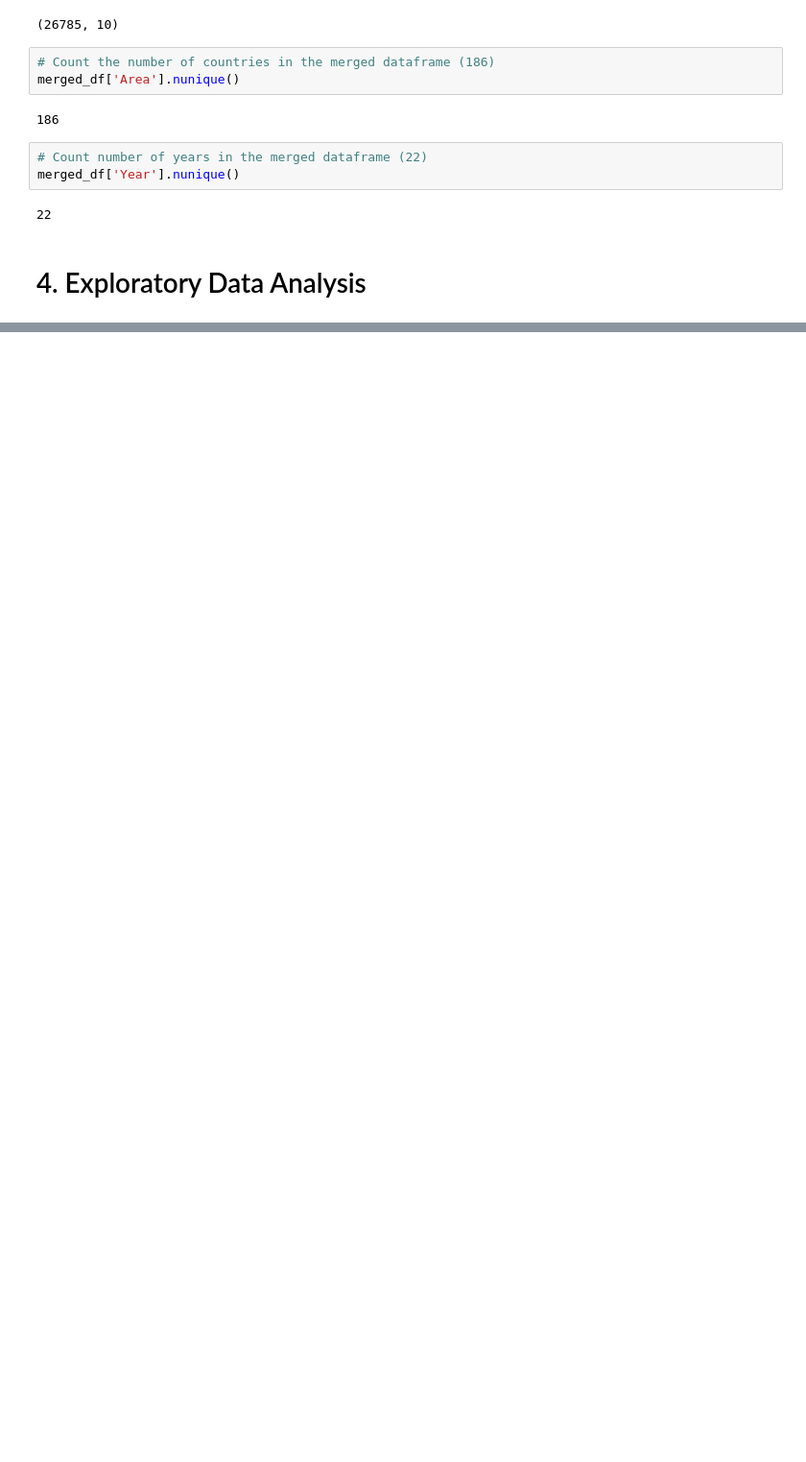
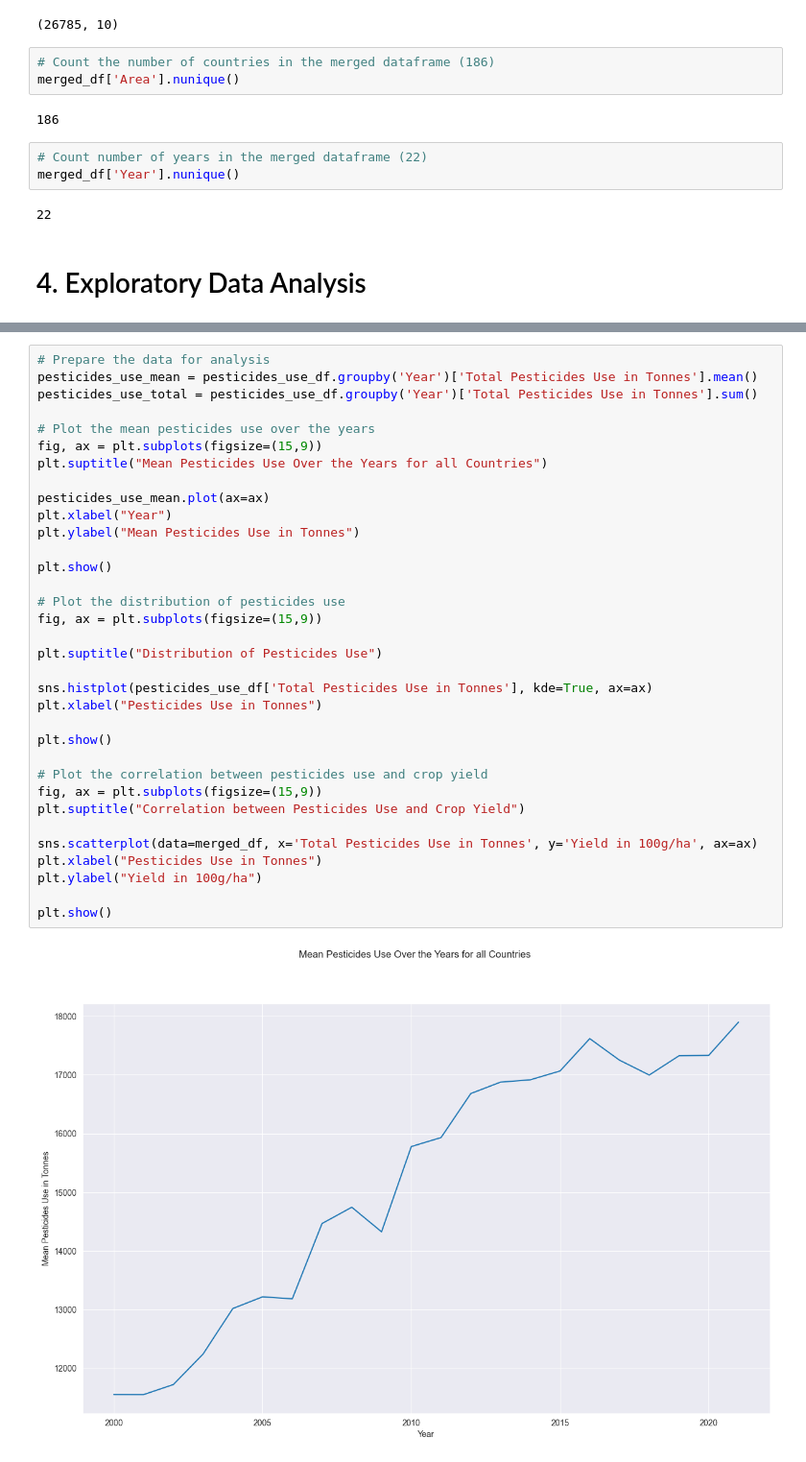
Before and after one commit to tnaccarato/Crop-Forcasting-MLP, a Jupyter notebook: mlp2.ipynb, the cells around one changed output, grey strips where cells are left out. Shown at 96% size. Cells and saved outputs as stored; diff of their text form; blank space fills up the shorter version.

```diff
--- a/mlp2.ipynb
+++ b/mlp2.ipynb
@@ -345,0 +456,36 @@ TypeError: agg function failed [how->mean,dtype->object]
+# %%
+# Prepare the data for analysis
+pesticides_use_mean = pesticides_use_df.groupby('Year')['Total Pesticides Use in Tonnes'].mean()
+pesticides_use_total = pesticides_use_df.groupby('Year')['Total Pesticides Use in Tonnes'].sum()
+
+# Plot the mean pesticides use over the years
+fig, ax = plt.subplots(figsize=(15,9))
+plt.suptitle("Mean Pesticides Use Over the Years for all Countries")
+
+pesticides_use_mean.plot(ax=ax)
+plt.xlabel("Year")
+plt.ylabel("Mean Pesticides Use in Tonnes")
+
+plt.show()
+
+# Plot the distribution of pesticides use
+fig, ax = plt.subplots(figsize=(15,9))
+
+plt.suptitle("Distribution of Pesticides Use")
+
+sns.histplot(pesticides_use_df['Total Pesticides Use in Tonnes'], kde=True, ax=ax)
+plt.xlabel("Pesticides Use in Tonnes")
+
+plt.show()
+
+# Plot the correlation between pesticides use and crop yield
+fig, ax = plt.subplots(figsize=(15,9))
+plt.suptitle("Correlation between Pesticides Use and Crop Yield")
+
+sns.scatterplot(data=merged_df, x='Total Pesticides Use in Tonnes', y='Yield in 100g/ha', ax=ax)
+plt.xlabel("Pesticides Use in Tonnes")
+plt.ylabel("Yield in 100g/ha")
+
+plt.show()
+# %% [output]
+[figure, added]
```
Also changed, not shown: parts of 8 cells of this notebook.
